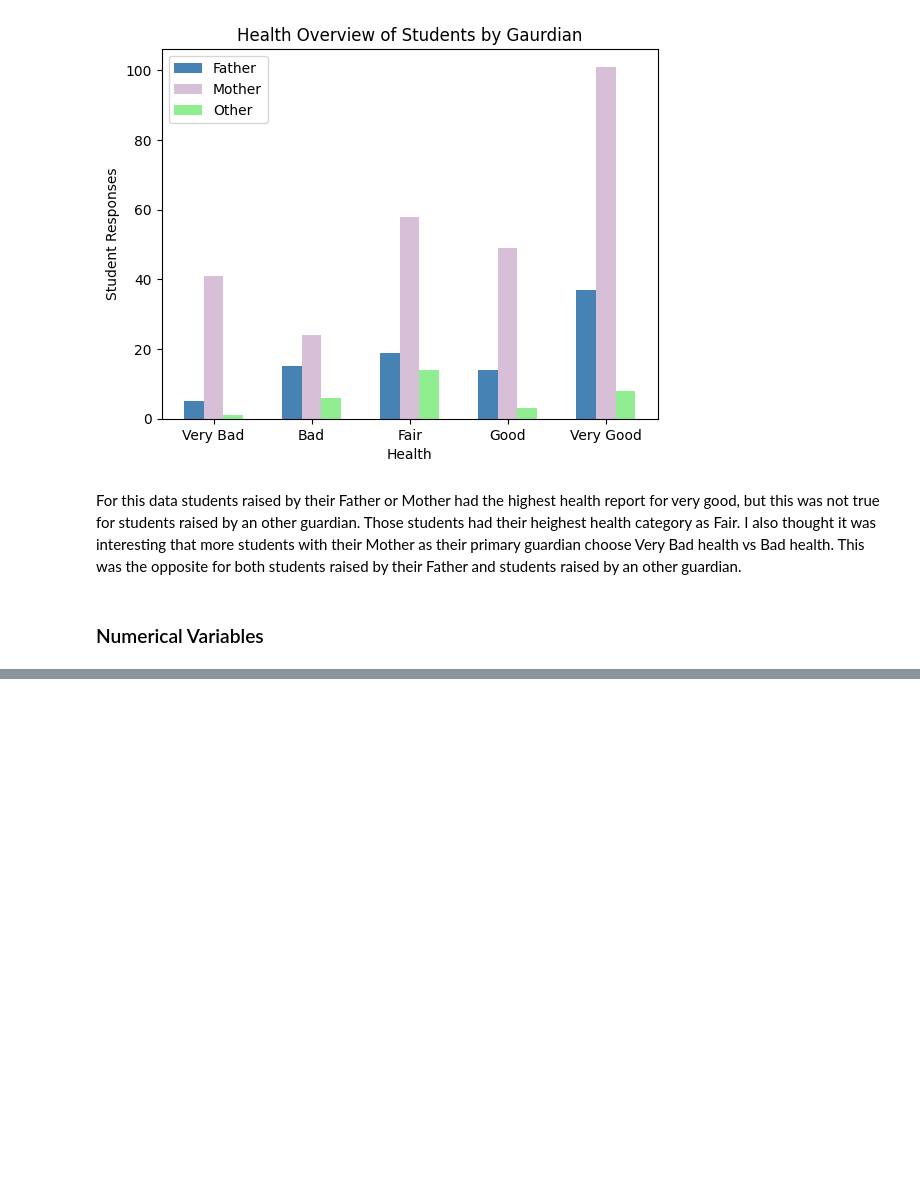
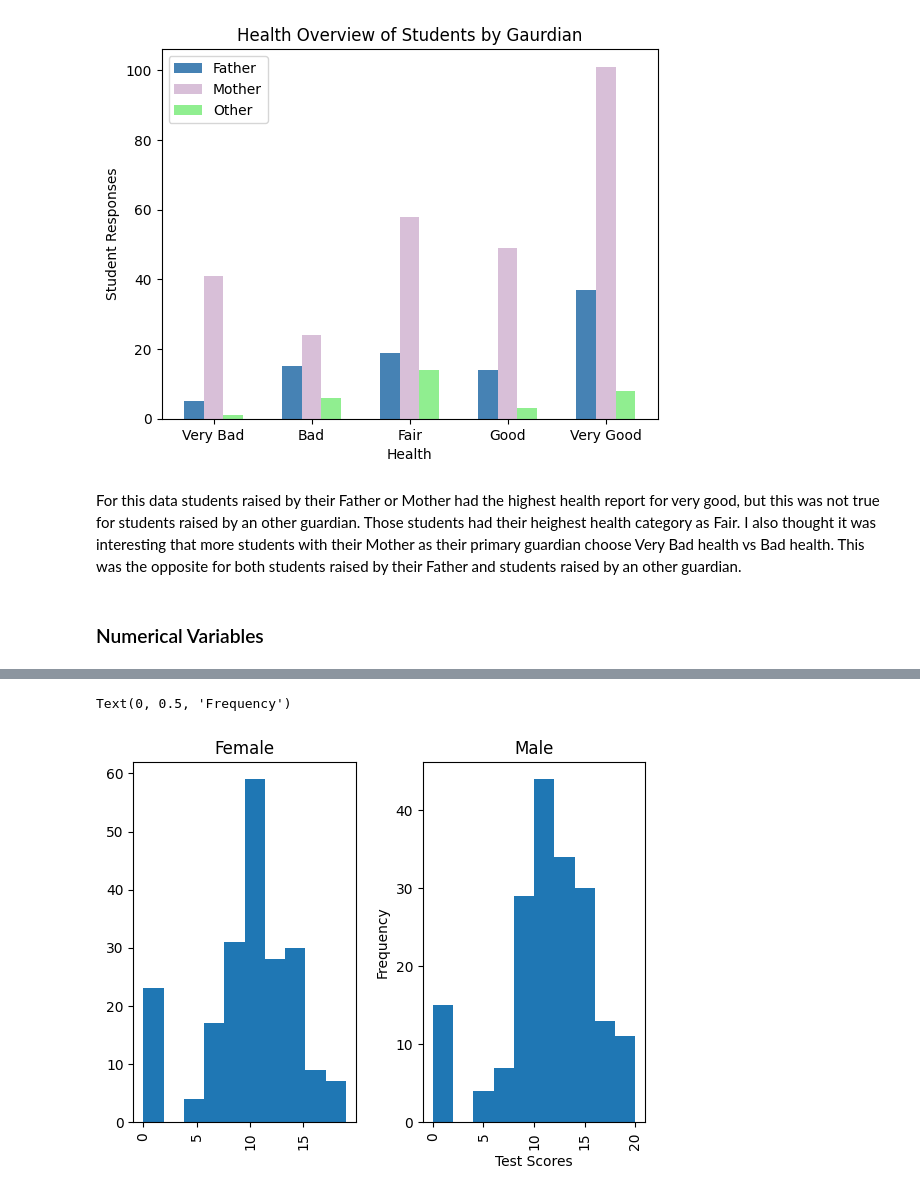
Before and after one commit to Feznix/Stats-554, a Jupyter notebook: Homework_4.ipynb, the cells around one changed output, grey strips where cells are left out. Drawn from its saved outputs; the diff is of its cells as text; code cells hidden in the pictures; blank space fills up the shorter version.

```diff
--- a/Homework_4.ipynb
+++ b/Homework_4.ipynb
@@ -231,0 +258,7 @@ For this data students raised by their Father or Mother had the highest health r
+# %%
+st_data.hist(column = "G3", by = "sexc",)
+plt.xlabel('Test Scores')
+plt.ylabel('Frequency')
+# %% [output]
+Text(0, 0.5, 'Frequency')
+[figure, added]
```
Also changed, not shown: parts of 19 cells of this notebook.
